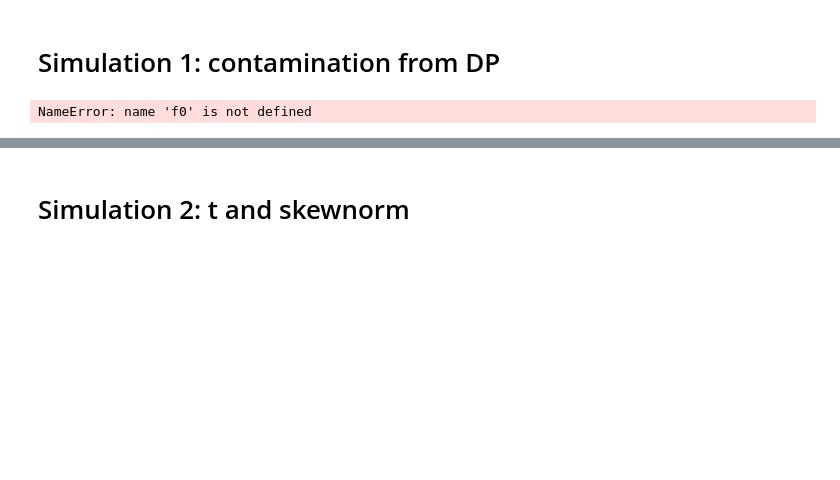
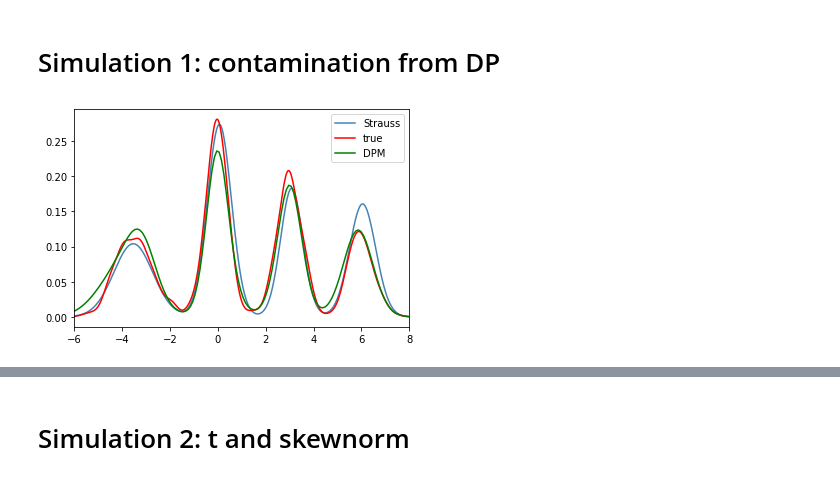
Before and after one commit to LGhilotti/pp_mix, a Jupyter notebook: Simulation vs FM and DPM.ipynb, the cells around one changed output, grey strips where cells are left out. Cells and saved outputs as stored; diff of their text form; code cells hidden in the pictures; blank space fills up the shorter version.

```diff
--- a/Simulation vs FM and DPM.ipynb
+++ b/Simulation vs FM and DPM.ipynb
@@ -47,24 +46,27 @@ data = np.loadtxt("data/data_univ_miller_dunson.txt")
 # %%
 # estimate density using Strauss
 
 strauss_chains = loadChains("data/perturb_strauss_chains.recordio", UnivariateMixtureState)
 xgrid = np.linspace(-6, 8, 500)
 f_eval = f0(xgrid)
 
 dens_strauss = estimate_density_seq(strauss_chains, xgrid)
 
 # load estimated densities from DPM (see R script)
 bnpmix_estimate = np.loadtxt("data/data_univ_miller_dunson_dens_bnpmix.txt")
 
 # plot
-plt.plot(xgrid, np.mean(dens_strauss, axis=0), color="steelblue", label="strauss")
+plt.plot(xgrid, np.mean(dens_strauss, axis=0), color="steelblue", label="Strauss")
 plt.plot(xgrid, f_eval, color="red", label="true")
 plt.plot(np.linspace(-10, 10, 200), np.mean(bnpmix_estimate, axis=0), color="green", label="DPM")
 plt.xlim(-6, 8)
 plt.legend()
+
+# plt.savefig("images/data_univ_miller_dunson_dens_estimate.pdf")
+
 plt.show()
 # %% [output]
-NameError: name 'f0' is not defined
+[figure, added]
 # %%
 # plot number of clusters
 
```
Also changed, not shown: parts of 4 cells of this notebook, 4 other files.
